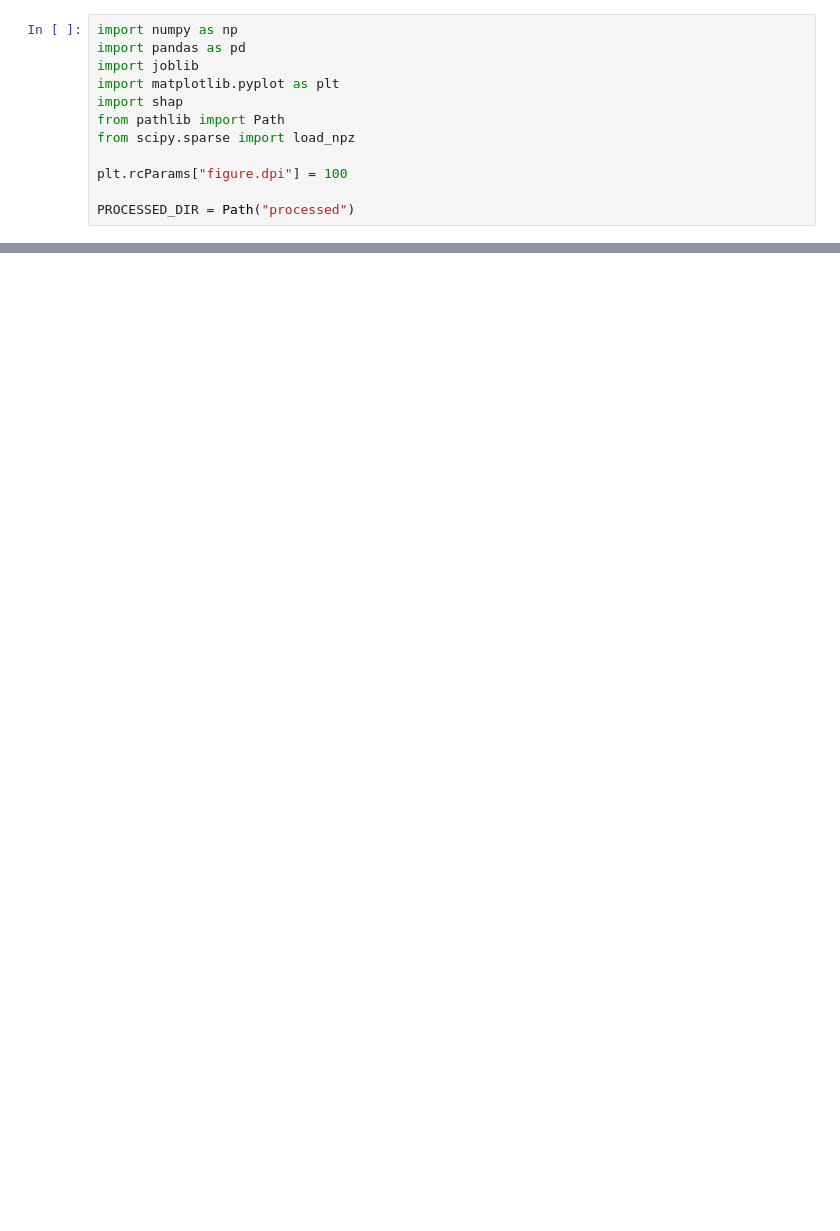
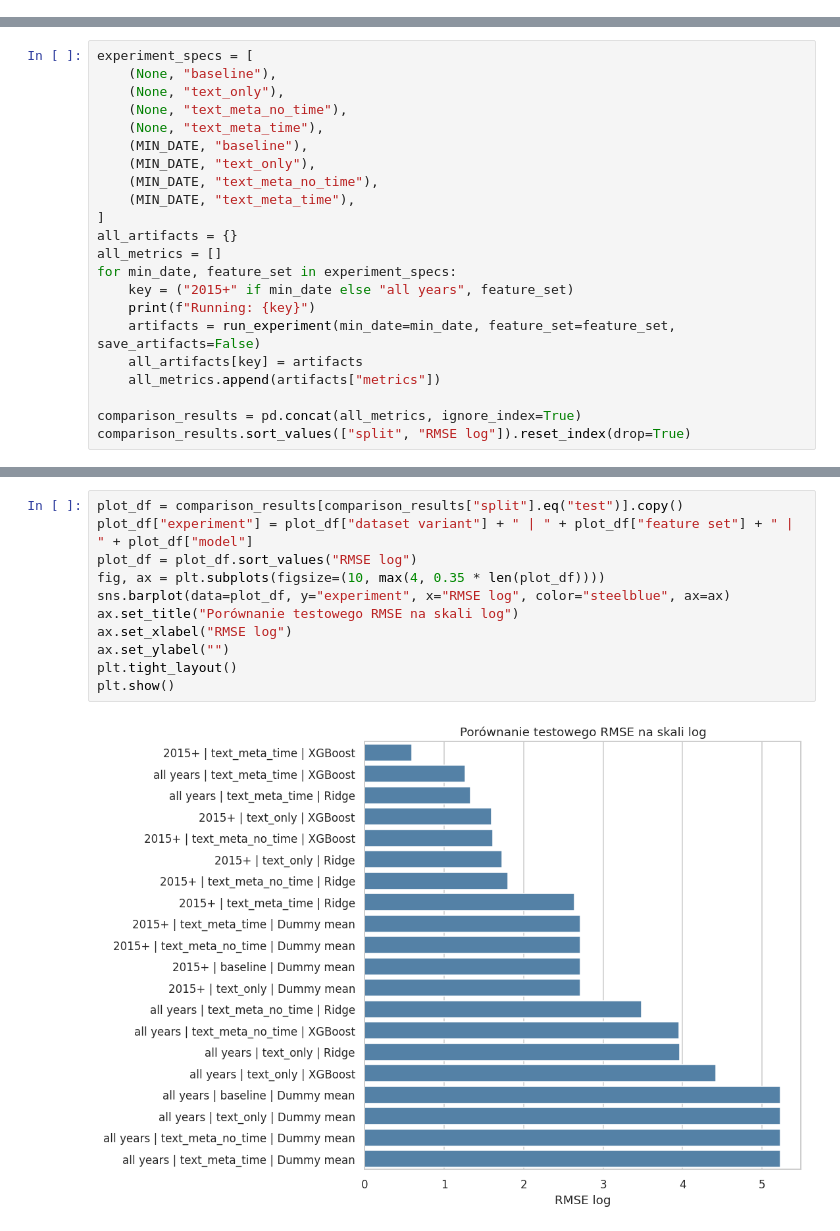
Before and after one commit to mshupliakou/tweet-reach-ai, a Jupyter notebook: MIO_projekt_JK_KM_MS.ipynb, the cells around one changed output, grey strips where cells are left out. Cells and saved outputs as stored; diff of their text form; blank space fills up the shorter version.

```diff
--- a/MIO_projekt_JK_KM_MS.ipynb
+++ b/MIO_projekt_JK_KM_MS.ipynb
@@ -754,12 +0,0 @@ Cel: interpretacja modelu XGBoost za pomocą wartości SHAP, identyfikacja słó
-# %%
-import numpy as np
-import pandas as pd
-import joblib
-import matplotlib.pyplot as plt
-import shap
-from pathlib import Path
-from scipy.sparse import load_npz
-
-plt.rcParams["figure.dpi"] = 100
-
-PROCESSED_DIR = Path("processed")
@@ -804,0 +526,22 @@ SHAP values: (2000, 5013)
+# %%
+experiment_specs = [
+    (None, "baseline"),
+    (None, "text_only"),
+    (None, "text_meta_no_time"),
+    (None, "text_meta_time"),
+    (MIN_DATE, "baseline"),
+    (MIN_DATE, "text_only"),
+    (MIN_DATE, "text_meta_no_time"),
+    (MIN_DATE, "text_meta_time"),
+]
+all_artifacts = {}
+all_metrics = []
+for min_date, feature_set in experiment_specs:
+    key = ("2015+" if min_date else "all years", feature_set)
+    print(f"Running: {key}")
+    artifacts = run_experiment(min_date=min_date, feature_set=feature_set, save_artifacts=False)
+    all_artifacts[key] = artifacts
+    all_metrics.append(artifacts["metrics"])
+
+comparison_results = pd.concat(all_metrics, ignore_index=True)
+comparison_results.sort_values(["split", "RMSE log"]).reset_index(drop=True)
@@ -804,0 +601,13 @@ SHAP values: (2000, 5013)
+# %%
+plot_df = comparison_results[comparison_results["split"].eq("test")].copy()
+plot_df["experiment"] = plot_df["dataset variant"] + " | " + plot_df["feature set"] + " | " + plot_df["model"]
+plot_df = plot_df.sort_values("RMSE log")
+fig, ax = plt.subplots(figsize=(10, max(4, 0.35 * len(plot_df))))
+sns.barplot(data=plot_df, y="experiment", x="RMSE log", color="steelblue", ax=ax)
+ax.set_title("Porównanie testowego RMSE na skali log")
+ax.set_xlabel("RMSE log")
+ax.set_ylabel("")
+plt.tight_layout()
+plt.show()
+# %% [output]
+[figure, added]
```
Also changed, not shown: parts of 136 cells of this notebook.
